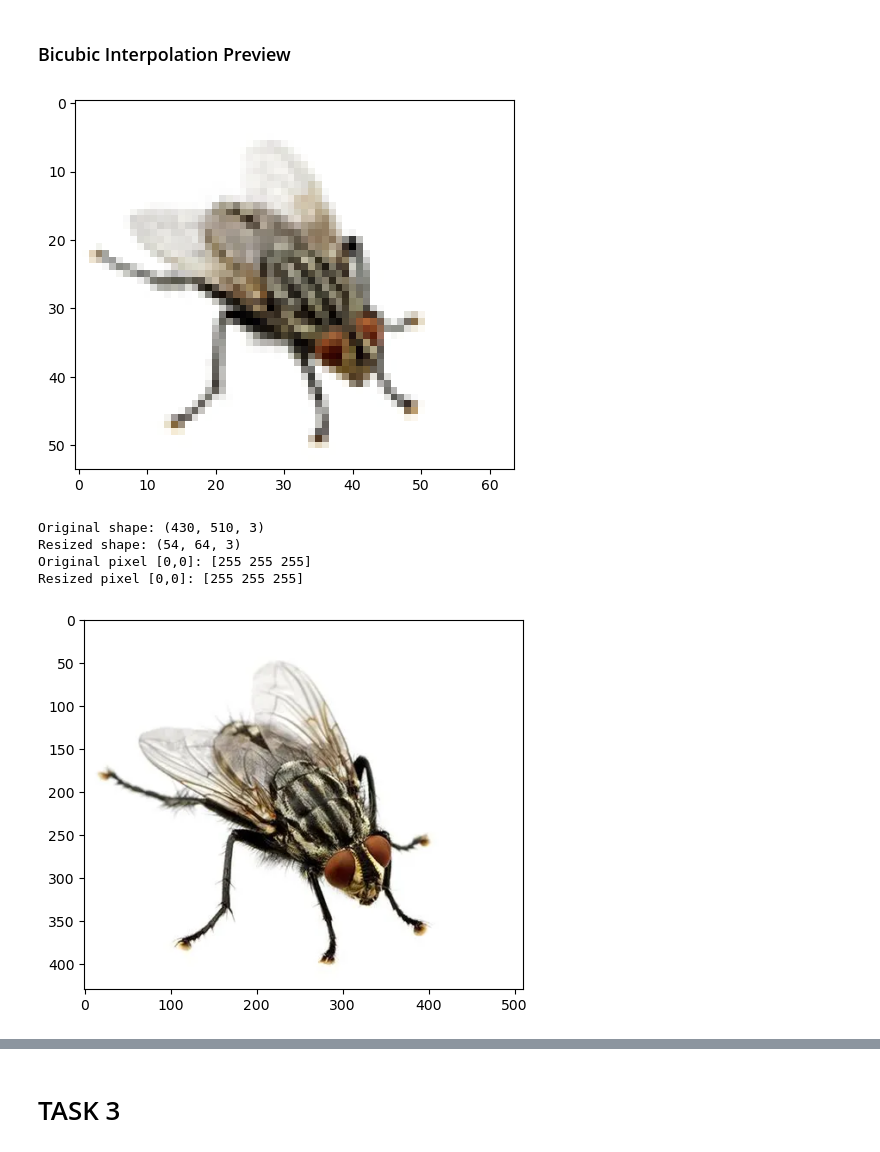
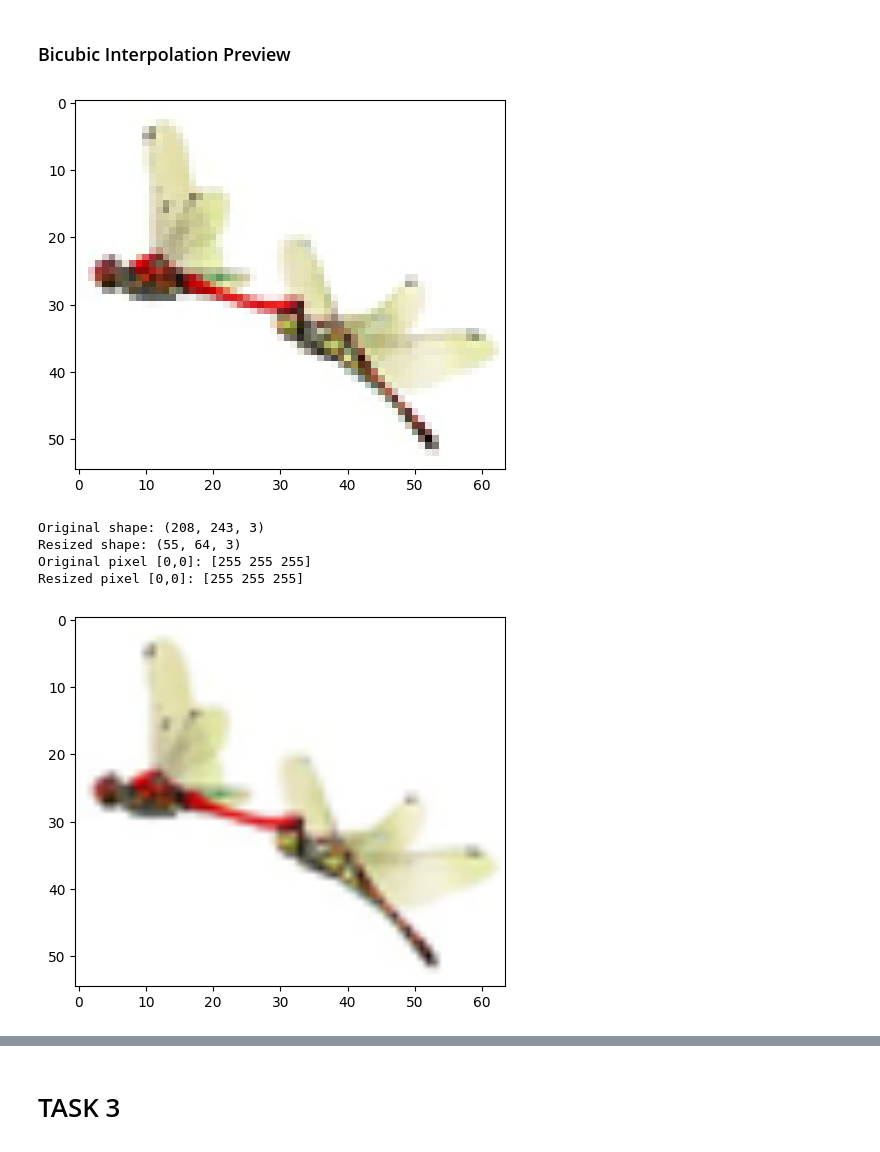
Before and after one commit to DharshanRajPA/Advanced_Python_Programming_Laboratory, a Jupyter notebook: 17-Lab_23-09-2025.ipynb, the cells around one changed output, grey strips where cells are left out. Cells and saved outputs as stored; diff of their text form; code cells hidden in the pictures.

```diff
--- a/17-Lab_23-09-2025.ipynb
+++ b/17-Lab_23-09-2025.ipynb
@@ -226,14 +226,14 @@ plt.imshow(LuminosityImage, clim=(0, 175))
 # %% [markdown]
 ### Bicubic Interpolation Preview
 # %%
-ImageObject = Image.open("./housefly.webp")
+ImageObject = Image.open("./dragonfly.jpeg")
 ImageObject.thumbnail((64, 64))  # Resize image in-place to 64x64
 ImagePlot = plt.imshow(ImageObject)
 # %% [output]
-[figure, old version]
+[figure, new version]
 # %%
 # Load original image
-ImageOriginal = Image.open("./housefly.webp")
+ImageOriginal = Image.open("./dragonfly.jpeg")
 OriginalArray = np.array(ImageOriginal)
 ImageResized = ImageOriginal.copy()
 ImageResized.thumbnail((64, 64))
@@ -243,14 +243,14 @@ print("Resized shape:", ResizedArray.shape)
 print("Original pixel [0,0]:", OriginalArray[0,0])
 print("Resized pixel [0,0]:", ResizedArray[0,0])
 # %% [output]
-Original shape: (430, 510, 3)
-Resized shape: (54, 64, 3)
+Original shape: (208, 243, 3)
+Resized shape: (55, 64, 3)
 Original pixel [0,0]: [255 255 255]
 Resized pixel [0,0]: [255 255 255]
 # %%
 ImagePlot = plt.imshow(ImageObject, interpolation="bilinear")
 # %% [output]
-[figure, old version]
+[figure, new version]
 # %%
 ImagePlot = plt.imshow(ImageObject, interpolation="bicubic")  # Resampling method bicubic in PIL
 # %% [output]
```
Also changed, not shown: parts of 20 cells of this notebook, 4 other files.
